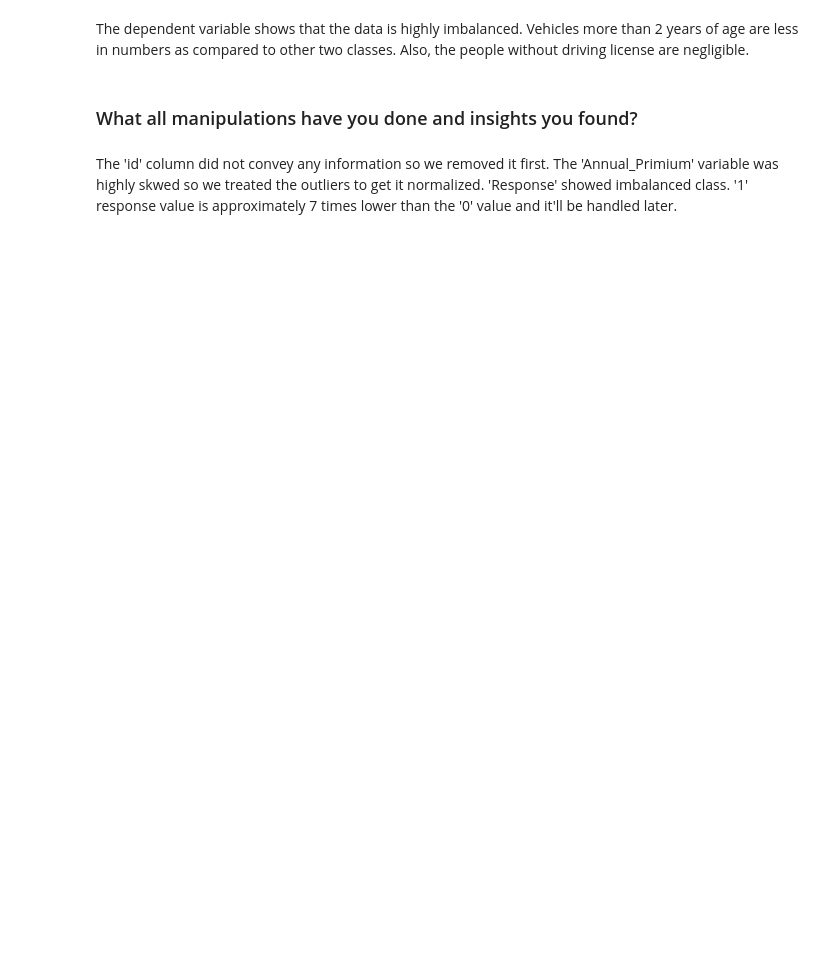
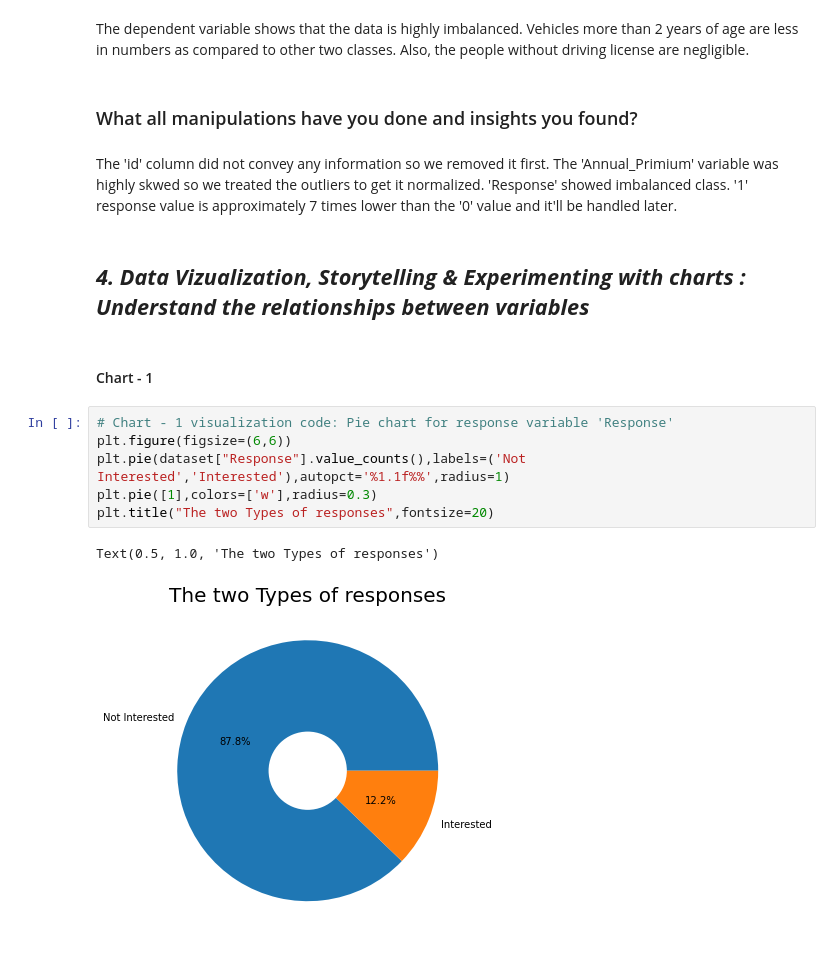
Before and after one commit to DharmeshRV/Health-Insurance-Cross-Sell-Prediction, a Jupyter notebook: Health_Insurance_Cross_Sell_Predictiond0.ipynb, the cells around one changed output. Cells and saved outputs as stored; diff of their text form; blank space fills up the shorter version.

Commit message:
Second Commit - Exploratory Data Analysis

```diff
--- a/Health_Insurance_Cross_Sell_Predictiond0.ipynb
+++ b/Health_Insurance_Cross_Sell_Predictiond0.ipynb
@@ -285,3 +285,16 @@ The dependent variable shows that the data is highly imbalanced. Vehicles more t
 ### What all manipulations have you done and insights you found?
 # %% [markdown]
 The 'id' column did not convey any information so we removed it first. The 'Annual_Primium' variable was highly skwed so we treated the outliers to get it normalized. 'Response' showed imbalanced class. '1' response value is approximately 7 times lower than the '0' value and it'll be handled later.
+# %% [markdown]
+## ***4. Data Vizualization, Storytelling & Experimenting with charts : Understand the relationships between variables***
+# %% [markdown]
+#### Chart - 1
+# %%
+# Chart - 1 visualization code: Pie chart for response variable 'Response'
+plt.figure(figsize=(6,6))
+plt.pie(dataset["Response"].value_counts(),labels=('Not Interested','Interested'),autopct='%1.1f%%',radius=1)
+plt.pie([1],colors=['w'],radius=0.3)
+plt.title("The two Types of responses",fontsize=20)
+# %% [output]
+Text(0.5, 1.0, 'The two Types of responses')
+[figure, added]
```
Also changed, not shown: parts of 38 cells of this notebook.
